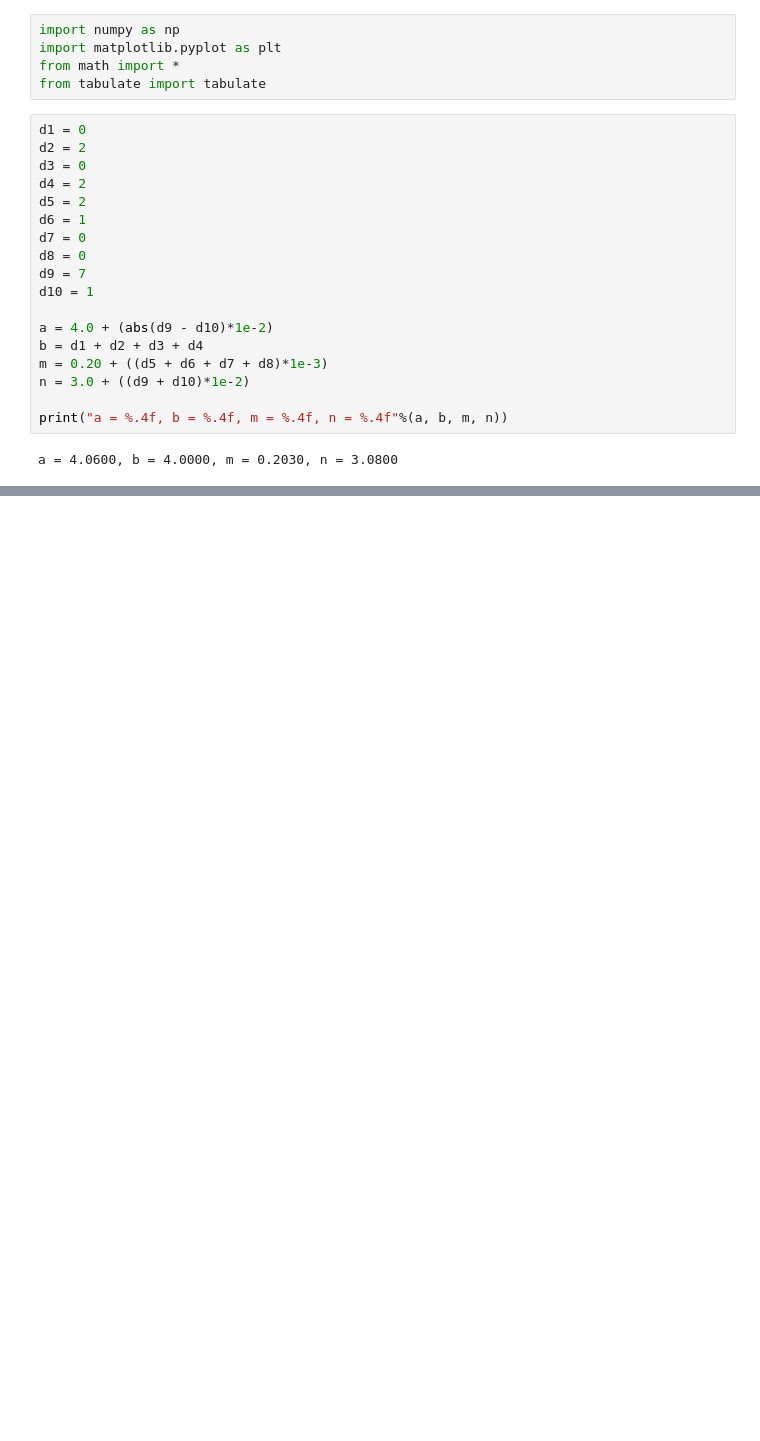
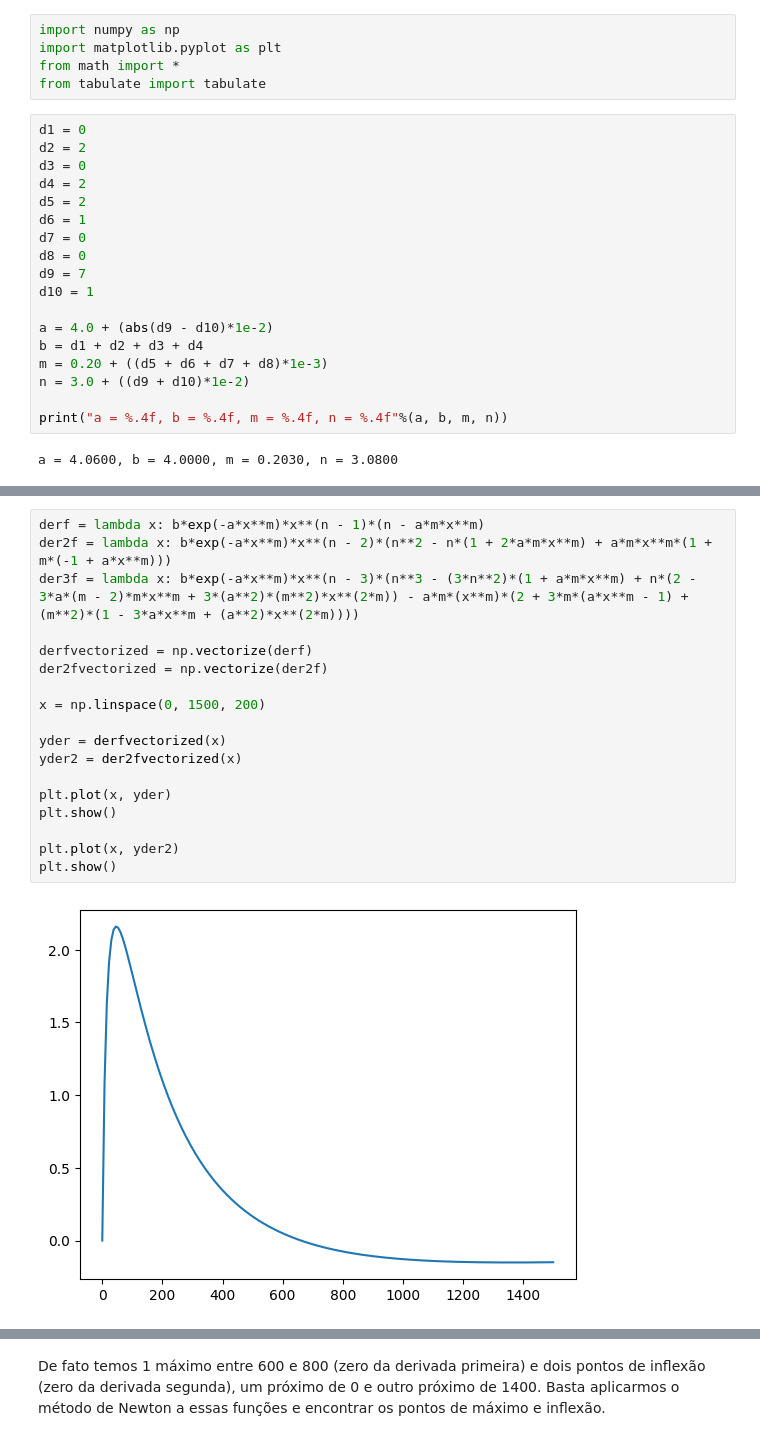
Before and after one commit to SunkPlane29/metodos_num, a Jupyter notebook: simulado.ipynb, the cells around one changed output, grey strips where cells are left out. Saved outputs shown, nothing was run; the diff lists cells and outputs as text; blank space fills up the shorter version.

```diff
--- a/simulado.ipynb
+++ b/simulado.ipynb
@@ -35,0 +48,20 @@ plt.show()
+# %%
+derf = lambda x: b*exp(-a*x**m)*x**(n - 1)*(n - a*m*x**m)
+der2f = lambda x: b*exp(-a*x**m)*x**(n - 2)*(n**2 - n*(1 + 2*a*m*x**m) + a*m*x**m*(1 + m*(-1 + a*x**m)))
+der3f = lambda x: b*exp(-a*x**m)*x**(n - 3)*(n**3 - (3*n**2)*(1 + a*m*x**m) + n*(2 - 3*a*(m - 2)*m*x**m + 3*(a**2)*(m**2)*x**(2*m)) - a*m*(x**m)*(2 + 3*m*(a*x**m - 1) + (m**2)*(1 - 3*a*x**m + (a**2)*x**(2*m))))
+
+derfvectorized = np.vectorize(derf)
+der2fvectorized = np.vectorize(der2f)
+
+x = np.linspace(0, 1500, 200)
+
+yder = derfvectorized(x)
+yder2 = der2fvectorized(x)
+
+plt.plot(x, yder)
+plt.show()
+
+plt.plot(x, yder2)
+plt.show()
+# %% [output]
+[figure, added]
@@ -35,0 +69,2 @@ plt.show()
+# %% [markdown]
+De fato temos 1 máximo entre 600 e 800 (zero da derivada primeira) e dois pontos de inflexão (zero da derivada segunda), um próximo de 0 e outro próximo de 1400. Basta aplicarmos o método de Newton a essas funções e encontrar os pontos de máximo e inflexão.
```
Also changed, not shown: parts of 7 cells of this notebook, 1 other file.
